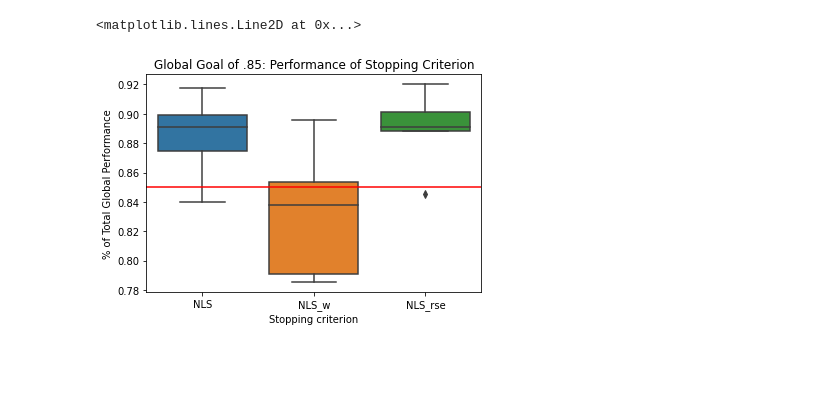
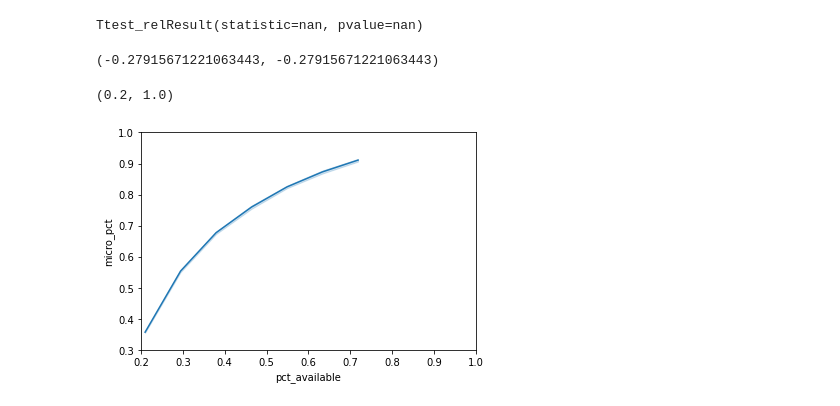
Before and after one commit to divyashan/learning_to_limit, a Jupyter notebook: notebooks/Power Law Simulations.ipynb, the cells around one changed output. Cells and saved outputs as stored; diff of their text form; code cells hidden in the pictures; blank space fills up the shorter version.

```diff
--- a/notebooks/Power Law Simulations.ipynb
+++ b/notebooks/Power Law Simulations.ipynb
@@ -178,13 +190,16 @@ FileNotFoundError: [Errno 2] File ./results/forecasting/ml-20m-tiny_5_False_0.1_
+# %%
+from scipy.stats import ttest_rel
+print(ttest_rel(nlsw_pred, nlsrse_pred))
+np.mean(nlsw_pred), np.mean(nlsrse_pred)
+# %% [output]
+Ttest_relResult(statistic=nan, pvalue=nan)
+(-0.27915671221063443, -0.27915671221063443)
 # %%
-goal_pct = ".85"
-goal_pct_float = float(goal_pct)
-expmt = 'ml-20m-tiny_5_False_0.1_0.4_user_subset_1000_250_30_1_20000_0.5_0.5_0_0.85'
-data = pd.read_csv('./results/forecasting/' + expmt + '/results_df')
-ax = sns.boxplot(x='curve_model', y='micro_pct', data=data)
-plt.xlabel("Stopping criterion")
-plt.ylabel("% of Total Global Performance")
-plt.title("Global Goal of " + goal_pct + ": Performance of Stopping Criterion")
-ax.axhline(y=goal_pct_float, c='r')
+expmt = 'ml-20m-uniform_5_False_0.1_0.4_uniform_100000_30_1_1000000_20000_0_0.5_0.5_0_0.8'
+data = pd.read_csv('../results/forecasting/' + expmt + '/results_df')
+sns.lineplot(x='pct_available', y='micro_pct', data=data)
+plt.ylim(.3, 1)
+plt.xlim(.2, 1)
 # %% [output]
-<matplotlib.lines.Line2D at 0x...>
+(0.2, 1.0)
-[figure, old version]
+[figure, new version]
```
Also changed, not shown: parts of 20 cells of this notebook, 8 other files.
